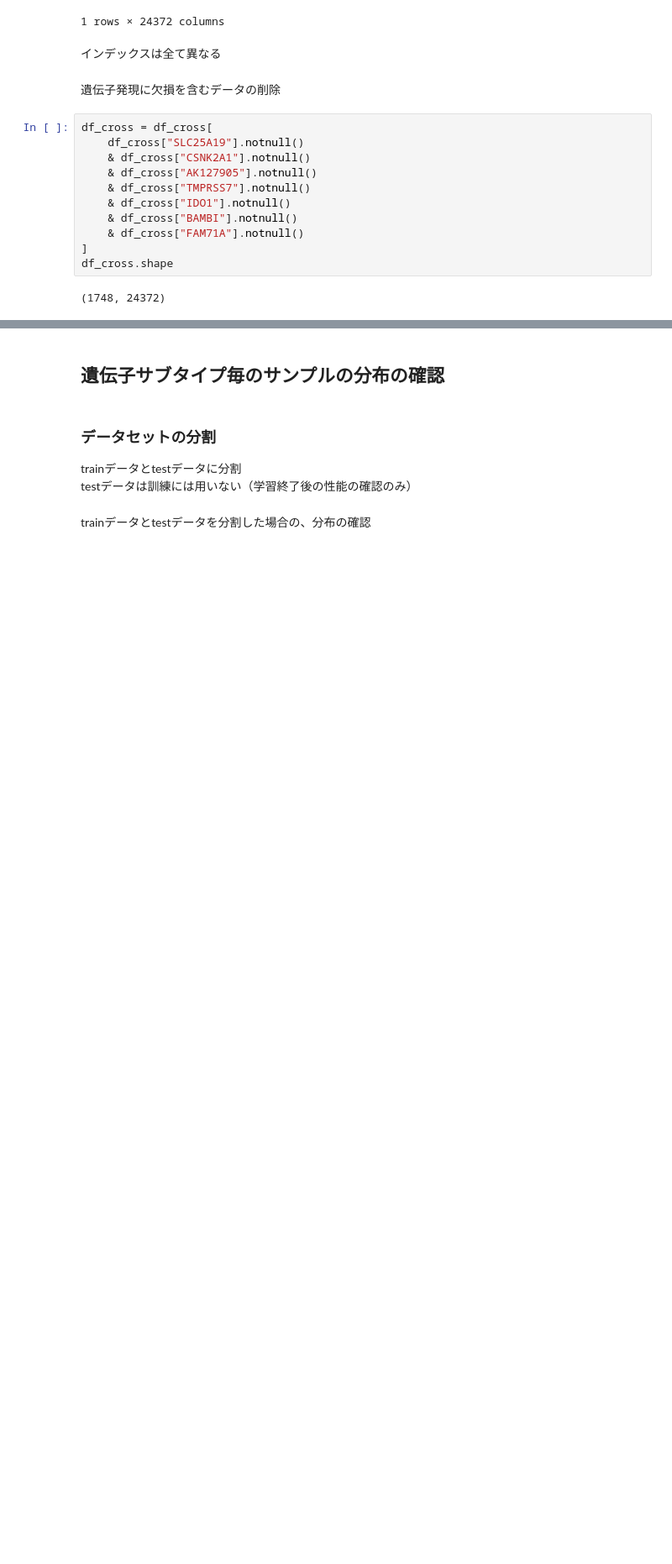
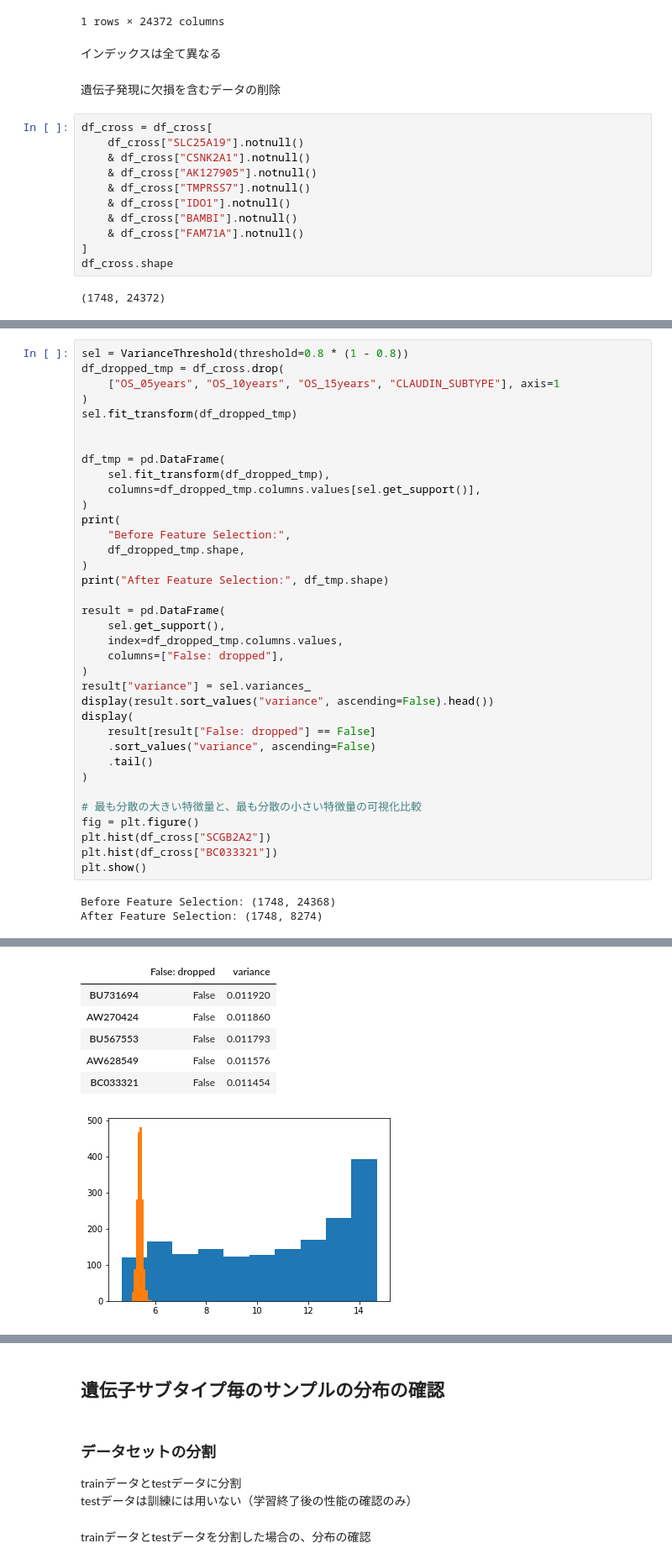
Before and after one commit to mono-clone/breast_cancer_analytics, a Jupyter notebook: notebooks/2.0.2-preprocess_prognosis_cross.ipynb, the cells around one changed output, grey strips where cells are left out. Shown at 84% size. Saved outputs shown, nothing was run; the diff lists cells and outputs as text; blank space fills up the shorter version.

```diff
--- a/notebooks/2.0.2-preprocess_prognosis_cross.ipynb
+++ b/notebooks/2.0.2-preprocess_prognosis_cross.ipynb
@@ -320,0 +330,39 @@ filter method
+# %%
+sel = VarianceThreshold(threshold=0.8 * (1 - 0.8))
+df_dropped_tmp = df_cross.drop(
+    ["OS_05years", "OS_10years", "OS_15years", "CLAUDIN_SUBTYPE"], axis=1
+)
+sel.fit_transform(df_dropped_tmp)
+
+
+df_tmp = pd.DataFrame(
+    sel.fit_transform(df_dropped_tmp),
+    columns=df_dropped_tmp.columns.values[sel.get_support()],
+)
+print(
+    "Before Feature Selection:",
+    df_dropped_tmp.shape,
+)
+print("After Feature Selection:", df_tmp.shape)
+
+result = pd.DataFrame(
+    sel.get_support(),
+    index=df_dropped_tmp.columns.values,
+    columns=["False: dropped"],
+)
+result["variance"] = sel.variances_
+display(result.sort_values("variance", ascending=False).head())
+display(
+    result[result["False: dropped"] == False]
+    .sort_values("variance", ascending=False)
+    .tail()
+)
+
+# 最も分散の大きい特徴量と、最も分散の小さい特徴量の可視化比較
+fig = plt.figure()
+plt.hist(df_cross["SCGB2A2"])
+plt.hist(df_cross["BC033321"])
+plt.show()
+# %% [output]
+Before Feature Selection: (1748, 24368)
+After Feature Selection: (1748, 8274)
@@ -320,0 +375,7 @@ filter method
+|  | False: dropped | variance |
+| BU731694 | False | 0.011920 |
+| AW270424 | False | 0.011860 |
+| BU567553 | False | 0.011793 |
+| AW628549 | False | 0.011576 |
+| BC033321 | False | 0.011454 |
+[figure, added]
```
Also changed, not shown: parts of 41 cells of this notebook, 18 other files.
